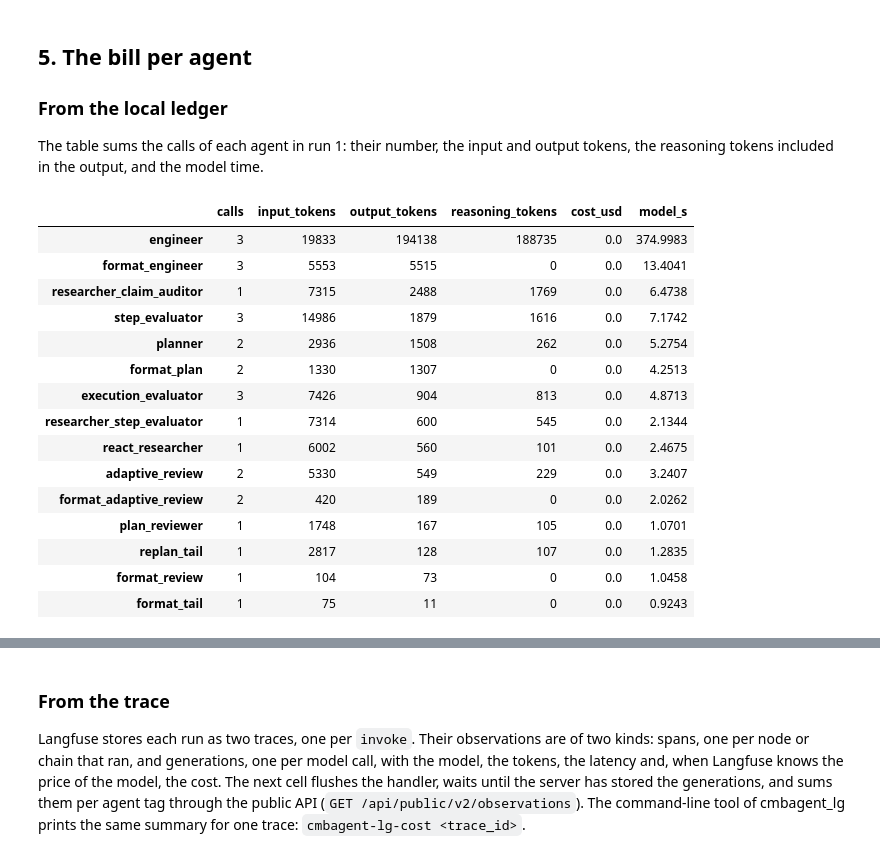
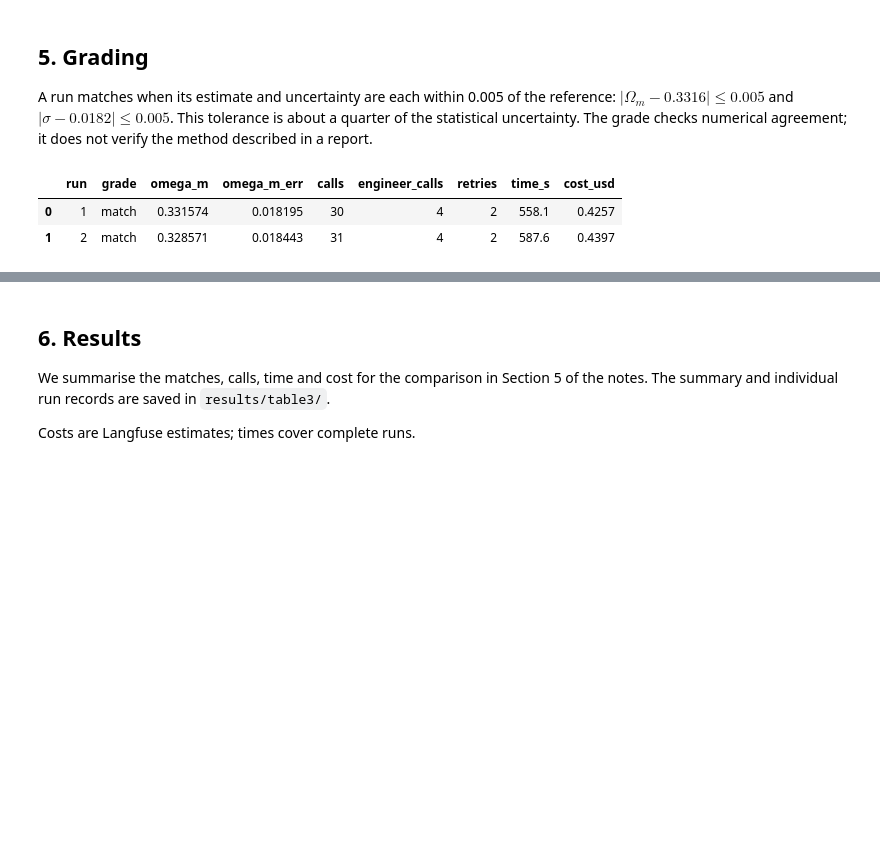
Before and after one commit to borisbolliet/mas-science-2026-notebooks, a Jupyter notebook: class01/lecture01_cmbagent_lg.ipynb, the cells around one changed output, grey strips where cells are left out. Drawn from its saved outputs; the diff is of its cells as text; code cells hidden in the pictures; blank space fills up the shorter version.

Commit message:
Lecture 0 notebooks: the three organisations of the comparison table

```diff
--- a/class01/lecture01_cmbagent_lg.ipynb
+++ b/class01/lecture01_cmbagent_lg.ipynb
@@ -443,31 +400,28 @@ The values reported here are sourced from the `data/results.json` artifact gener
 # %% [markdown]
-## 5. The bill per agent
+## 5. Grading
 
-### From the local ledger
-
-The table sums the calls of each agent in run 1: their number, the input and output tokens, the reasoning tokens included in the output, and the model time.
+A run matches when its estimate and uncertainty are each within 0.005 of the reference: $|\Omega_m-0.3316|\leq0.005$ and $|\sigma-0.0182|\leq0.005$. This tolerance is about a quarter of the statistical uncertainty. The grade checks numerical agreement; it does not verify the method described in a report.
 # %%
-LOCAL_BILL = bill(RUNS_DONE[0]["calls"])
-display(LOCAL_BILL)
+ROW_COLUMNS = ["run", "grade", "omega_m", "omega_m_err", "calls", "engineer_calls", "retries", "time_s", "cost_usd"]
+PRIVATE_KEYS = {"work_dir"}
+
+TOLERANCE = 0.005
+
+
+def grade(omega_m, omega_m_err):
+    if omega_m is None:
+        return "no result"
+    if abs(omega_m - REFERENCE["omega_m"]) > TOLERANCE:
+        return "wrong"
+    if omega_m_err is None or abs(omega_m_err - REFERENCE["omega_m_err"]) > TOLERANCE:
+        return "wrong uncertainty"
+    return "match"
+
+
 for run in RUNS_DONE:
-    calls = run["calls"]
-    print(f"{run['label']}: {len(calls)} calls, {sum(c['input_tokens'] for c in calls):,} input tokens, "
-          f"{sum(c['output_tokens'] for c in calls):,} output tokens, of which "
-          f"{sum(c['reasoning_tokens'] for c in calls):,} reasoning; wall time {run['wall_s']:.0f} s")
+    run["grade"] = grade(run["omega_m"], run["omega_m_err"])
+display(pd.DataFrame([{k: run.get(k) for k in ROW_COLUMNS} for run in RUNS_DONE]))
 # %% [output]
-|  | calls | input_tokens | output_tokens | reasoning_tokens | cost_usd | model_s |
-| engineer | 3 | 19833 | 194138 | 188735 | 0.0 | 374.9983 |
-| format_engineer | 3 | 5553 | 5515 | 0 | 0.0 | 13.4041 |
-| researcher_claim_auditor | 1 | 7315 | 2488 | 1769 | 0.0 | 6.4738 |
-| step_evaluator | 3 | 14986 | 1879 | 1616 | 0.0 | 7.1742 |
-| planner | 2 | 2936 | 1508 | 262 | 0.0 | 5.2754 |
-| format_plan | 2 | 1330 | 1307 | 0 | 0.0 | 4.2513 |
-| execution_evaluator | 3 | 7426 | 904 | 813 | 0.0 | 4.8713 |
-| researcher_step_evaluator | 1 | 7314 | 600 | 545 | 0.0 | 2.1344 |
-| react_researcher | 1 | 6002 | 560 | 101 | 0.0 | 2.4675 |
-| adaptive_review | 2 | 5330 | 549 | 229 | 0.0 | 3.2407 |
-| format_adaptive_review | 2 | 420 | 189 | 0 | 0.0 | 2.0262 |
-| plan_reviewer | 1 | 1748 | 167 | 105 | 0.0 | 1.0701 |
-| replan_tail | 1 | 2817 | 128 | 107 | 0.0 | 1.2835 |
-| format_review | 1 | 104 | 73 | 0 | 0.0 | 1.0458 |
-| format_tail | 1 | 75 | 11 | 0 | 0.0 | 0.9243 |
+|  | run | grade | omega_m | omega_m_err | calls | engineer_calls | retries | time_s | cost_usd |
+| 0 | 1 | match | 0.331574 | 0.018195 | 30 | 4 | 2 | 558.1 | 0.4257 |
+| 1 | 2 | match | 0.328571 | 0.018443 | 31 | 4 | 2 | 587.6 | 0.4397 |
@@ -476,5 +428,7 @@ run2: 20 calls, 72,040 input tokens, 76,377 output tokens, of which 66,901 reaso
 # %% [markdown]
-### From the trace
+## 6. Results
 
-Langfuse stores each run as two traces, one per `invoke`. Their observations are of two kinds: spans, one per node or chain that ran, and generations, one per model call, with the model, the tokens, the latency and, when Langfuse knows the price of the model, the cost. The next cell flushes the handler, waits until the server has stored the generations, and sums them per agent tag through the public API (`GET /api/public/v2/observations`). The command-line tool of cmbagent_lg prints the same summary for one trace: `cmbagent-lg-cost <trace_id>`.
+We summarise the matches, calls, time and cost for the comparison in Section 5 of the notes. The summary and individual run records are saved in `results/table3/`.
+
+Costs are Langfuse estimates; times cover complete runs.
 # %%
```
Also changed, not shown: parts of 25 cells of this notebook, 7 other files.
